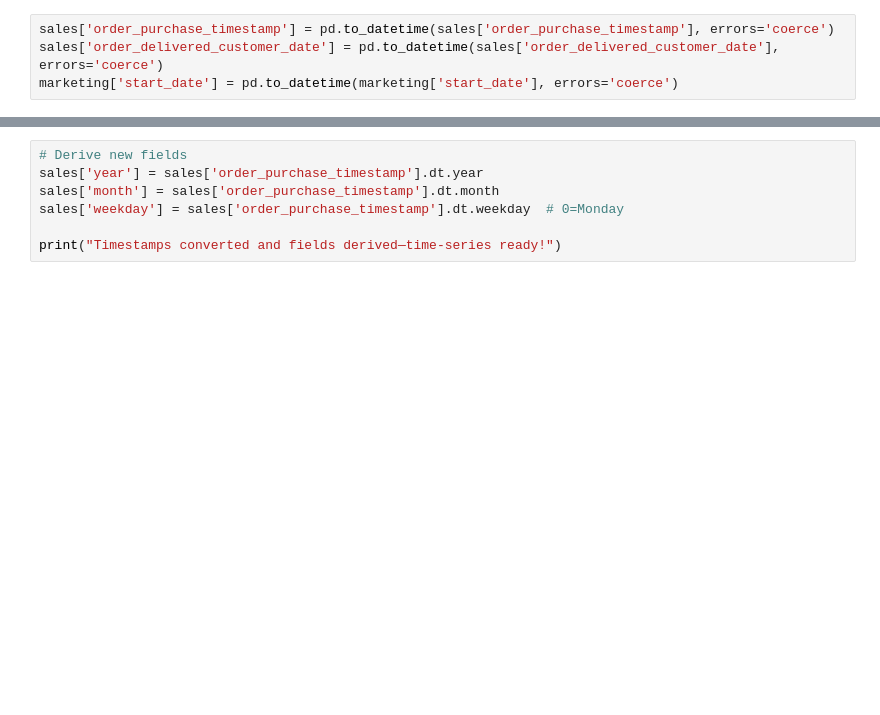
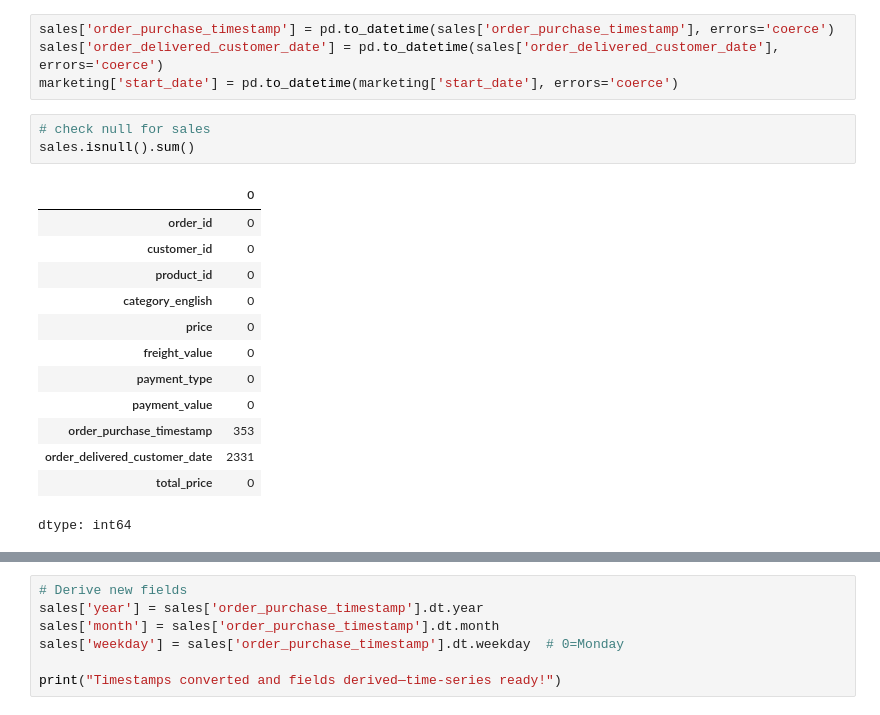
Before and after one commit to Kanakbaghel/Capstone_Project, a Jupyter notebook: Scripts/P1 : Data Cleaning and Exploration.ipynb, the cells around one changed output, grey strips where cells are left out. Drawn from its saved outputs; the diff is of its cells as text; blank space fills up the shorter version.

Commit message:
handling Nat in sales data

```diff
--- a/Scripts/P1 : Data Cleaning and Exploration.ipynb
+++ b/Scripts/P1 : Data Cleaning and Exploration.ipynb
@@ -376,3 +376,20 @@ Let's make them datetime and add useful fields like year/month.
 sales['order_purchase_timestamp'] = pd.to_datetime(sales['order_purchase_timestamp'], errors='coerce')
 sales['order_delivered_customer_date'] = pd.to_datetime(sales['order_delivered_customer_date'], errors='coerce')
 marketing['start_date'] = pd.to_datetime(marketing['start_date'], errors='coerce')
+# %%
+# check null for sales
+sales.isnull().sum()
+# %% [output]
+|  | 0 |
+| order_id | 0 |
+| customer_id | 0 |
+| product_id | 0 |
+| category_english | 0 |
+| price | 0 |
+| freight_value | 0 |
+| payment_type | 0 |
+| payment_value | 0 |
+| order_purchase_timestamp | 353 |
+| order_delivered_customer_date | 2331 |
+| total_price | 0 |
+dtype: int64
```
Also changed, not shown: parts of 1 cell of this notebook.
